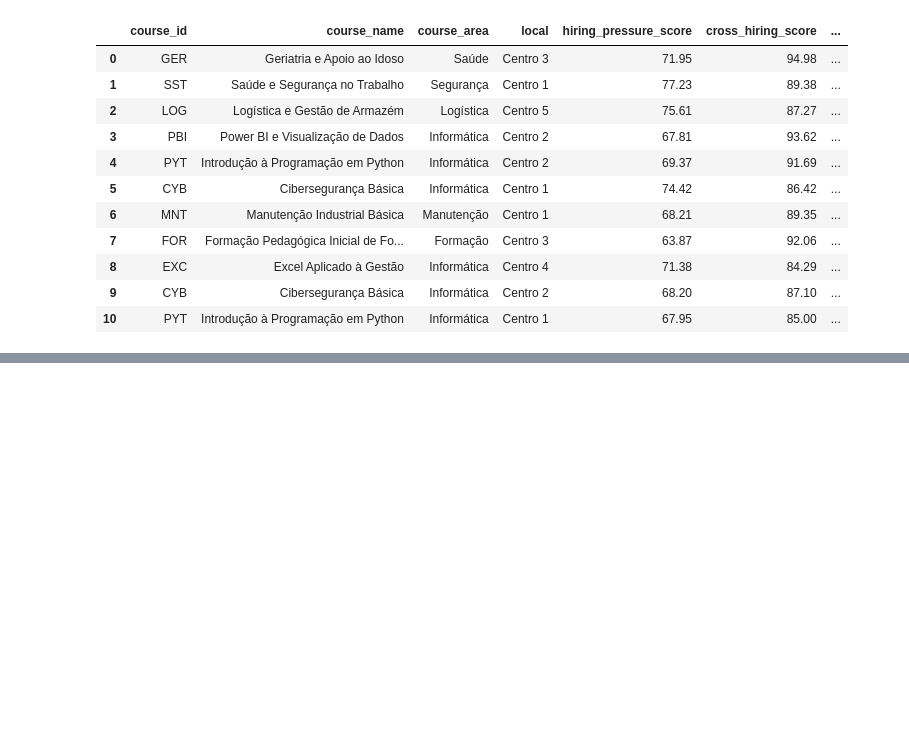
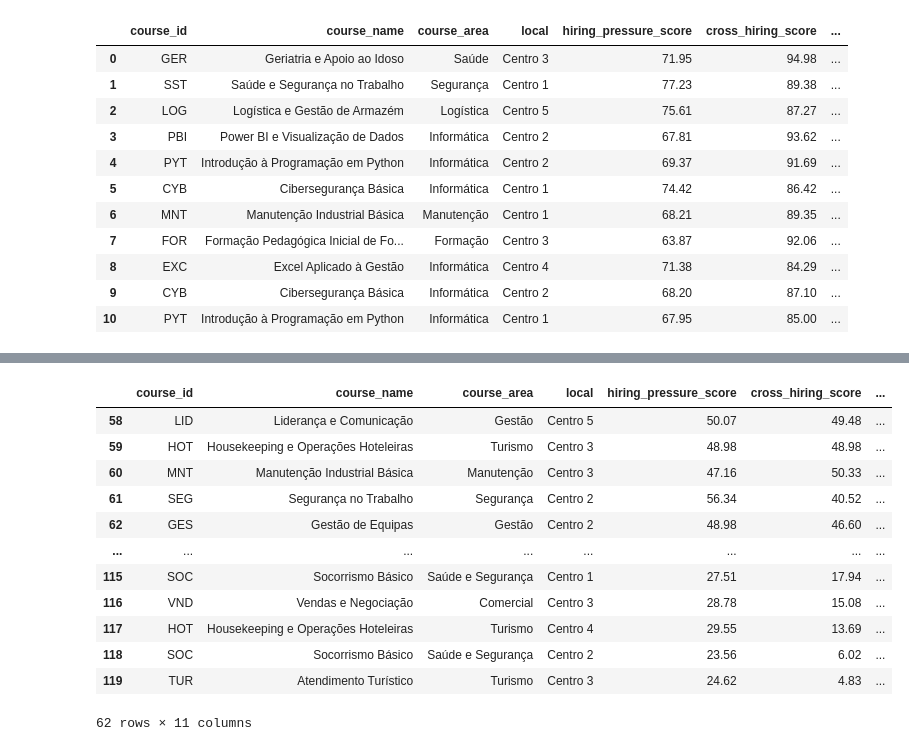
Before and after one commit to nathansperinde/Hiring-Needs-Analysis, a Jupyter notebook: notebooks/05_priority_analysis.ipynb, the cells around one changed output, grey strips where cells are left out. Drawn from its saved outputs; the diff is of its cells as text; code cells hidden in the pictures; blank space fills up the shorter version.

```diff
--- a/notebooks/05_hiring_needs_analysis.ipynb
+++ b/notebooks/05_priority_analysis.ipynb
@@ -925,0 +957,21 @@ priority_df.loc[
+# %%
+low_priorities = priority_df.loc[
+    (priority_df["priority_assessment"] == "Low priority")
+    | (priority_df["priority_assessment"] == "Conflicting signal")
+]
+
+low_priorities
+# %% [output]
+|  | course_id | course_name | course_area | local | hiring_pressure_score | cross_hiring_score | ... |
+| 58 | LID | Liderança e Comunicação | Gestão | Centro 5 | 50.07 | 49.48 | ... |
+| 59 | HOT | Housekeeping e Operações Hoteleiras | Turismo | Centro 3 | 48.98 | 48.98 | ... |
+| 60 | MNT | Manutenção Industrial Básica | Manutenção | Centro 3 | 47.16 | 50.33 | ... |
+| 61 | SEG | Segurança no Trabalho | Segurança | Centro 2 | 56.34 | 40.52 | ... |
+| 62 | GES | Gestão de Equipas | Gestão | Centro 2 | 48.98 | 46.60 | ... |
+| ... | ... | ... | ... | ... | ... | ... | ... |
+| 115 | SOC | Socorrismo Básico | Saúde e Segurança | Centro 1 | 27.51 | 17.94 | ... |
+| 116 | VND | Vendas e Negociação | Comercial | Centro 3 | 28.78 | 15.08 | ... |
+| 117 | HOT | Housekeeping e Operações Hoteleiras | Turismo | Centro 4 | 29.55 | 13.69 | ... |
+| 118 | SOC | Socorrismo Básico | Saúde e Segurança | Centro 2 | 23.56 | 6.02 | ... |
+| 119 | TUR | Atendimento Turístico | Turismo | Centro 3 | 24.62 | 4.83 | ... |
+62 rows × 11 columns
```
Also changed, not shown: parts of 6 cells of this notebook, 3 other files.
